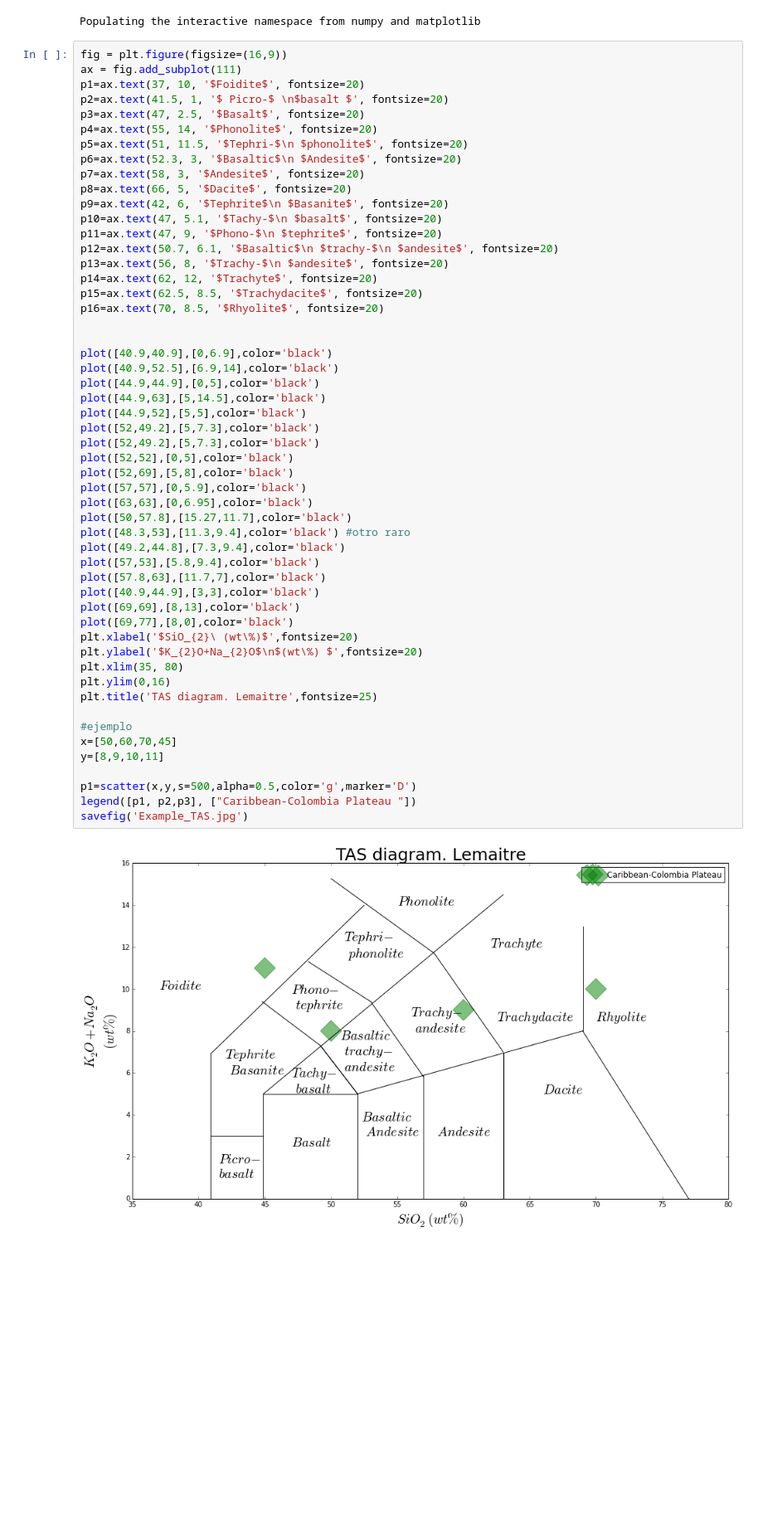
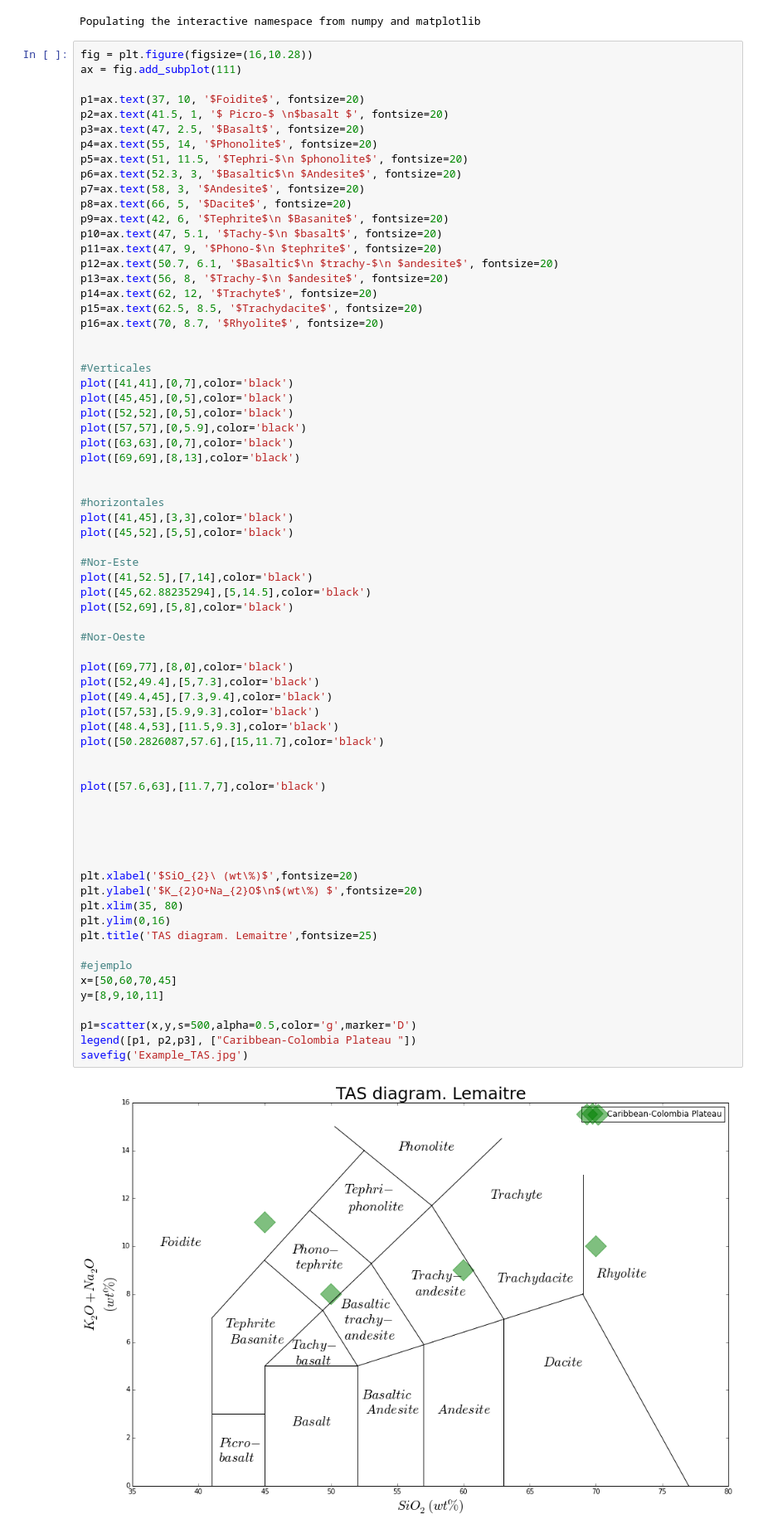
Before and after one commit to SbastianGarzon/Petrology_project, a Jupyter notebook: Example/TAS_diagram.ipynb, the cells around one changed output. Shown at 83% size. Saved outputs shown, nothing was run; the diff lists cells and outputs as text; blank space fills up the shorter version.

Commit message:
Diagrama Ok

```diff
--- a/Example/TAS_diagram.ipynb
+++ b/Example/TAS_diagram.ipynb
@@ -5,8 +5,9 @@ import csv
 # %% [output]
 Populating the interactive namespace from numpy and matplotlib
 # %%
-fig = plt.figure(figsize=(16,9))
+fig = plt.figure(figsize=(16,10.28))
 ax = fig.add_subplot(111)
+
 p1=ax.text(37, 10, '$Foidite$', fontsize=20)
 p2=ax.text(41.5, 1, '$ Picro-$ \n$basalt $', fontsize=20)
 p3=ax.text(47, 2.5, '$Basalt$', fontsize=20)
@@ -14,48 +15,63 @@ p4=ax.text(55, 14, '$Phonolite$', fontsize=20)
 p5=ax.text(51, 11.5, '$Tephri-$\n $phonolite$', fontsize=20)
 p6=ax.text(52.3, 3, '$Basaltic$\n $Andesite$', fontsize=20)
 p7=ax.text(58, 3, '$Andesite$', fontsize=20)
 p8=ax.text(66, 5, '$Dacite$', fontsize=20)
 p9=ax.text(42, 6, '$Tephrite$\n $Basanite$', fontsize=20)
 p10=ax.text(47, 5.1, '$Tachy-$\n $basalt$', fontsize=20)
 p11=ax.text(47, 9, '$Phono-$\n $tephrite$', fontsize=20)
 p12=ax.text(50.7, 6.1, '$Basaltic$\n $trachy-$\n $andesite$', fontsize=20)
 p13=ax.text(56, 8, '$Trachy-$\n $andesite$', fontsize=20)
 p14=ax.text(62, 12, '$Trachyte$', fontsize=20)
 p15=ax.text(62.5, 8.5, '$Trachydacite$', fontsize=20)
-p16=ax.text(70, 8.5, '$Rhyolite$', fontsize=20)
+p16=ax.text(70, 8.7, '$Rhyolite$', fontsize=20)
 
 
-plot([40.9,40.9],[0,6.9],color='black')
-plot([40.9,52.5],[6.9,14],color='black')
-plot([44.9,44.9],[0,5],color='black')
-plot([44.9,63],[5,14.5],color='black')
-plot([44.9,52],[5,5],color='black')
-plot([52,49.2],[5,7.3],color='black')
-plot([52,49.2],[5,7.3],color='black')
+#Verticales
+plot([41,41],[0,7],color='black')
+plot([45,45],[0,5],color='black')
 plot([52,52],[0,5],color='black')
+plot([57,57],[0,5.9],color='black')
+plot([63,63],[0,7],color='black')
+plot([69,69],[8,13],color='black')
+
+
+#horizontales
+plot([41,45],[3,3],color='black')
+plot([45,52],[5,5],color='black')
+
+#Nor-Este
+plot([41,52.5],[7,14],color='black')
+plot([45,62.88235294],[5,14.5],color='black')
 plot([52,69],[5,8],color='black')
-plot([57,57],[0,5.9],color='black')
-plot([63,63],[0,6.95],color='black')
-plot([50,57.8],[15.27,11.7],color='black')
-plot([48.3,53],[11.3,9.4],color='black') #otro raro
-plot([49.2,44.8],[7.3,9.4],color='black')
-plot([57,53],[5.8,9.4],color='black')
-plot([57.8,63],[11.7,7],color='black')
-plot([40.9,44.9],[3,3],color='black')
-plot([69,69],[8,13],color='black')
+
+#Nor-Oeste
+
 plot([69,77],[8,0],color='black')
+plot([52,49.4],[5,7.3],color='black')
+plot([49.4,45],[7.3,9.4],color='black')
+plot([57,53],[5.9,9.3],color='black')
+plot([48.4,53],[11.5,9.3],color='black')
+plot([50.2826087,57.6],[15,11.7],color='black')
+
+
+plot([57.6,63],[11.7,7],color='black')
+
+
+
+
+
 plt.xlabel('$SiO_{2}\ (wt\%)$',fontsize=20)
 plt.ylabel('$K_{2}O+Na_{2}O$\n$(wt\%) $',fontsize=20)
 plt.xlim(35, 80)
 plt.ylim(0,16)
 plt.title('TAS diagram. Lemaitre',fontsize=25)
 
 #ejemplo
 x=[50,60,70,45]
 y=[8,9,10,11]
 
 p1=scatter(x,y,s=500,alpha=0.5,color='g',marker='D')
 legend([p1, p2,p3], ["Caribbean-Colombia Plateau "])
 savefig('Example_TAS.jpg')
 # %% [output]
-[figure, old version]
+[figure, new version]
```
